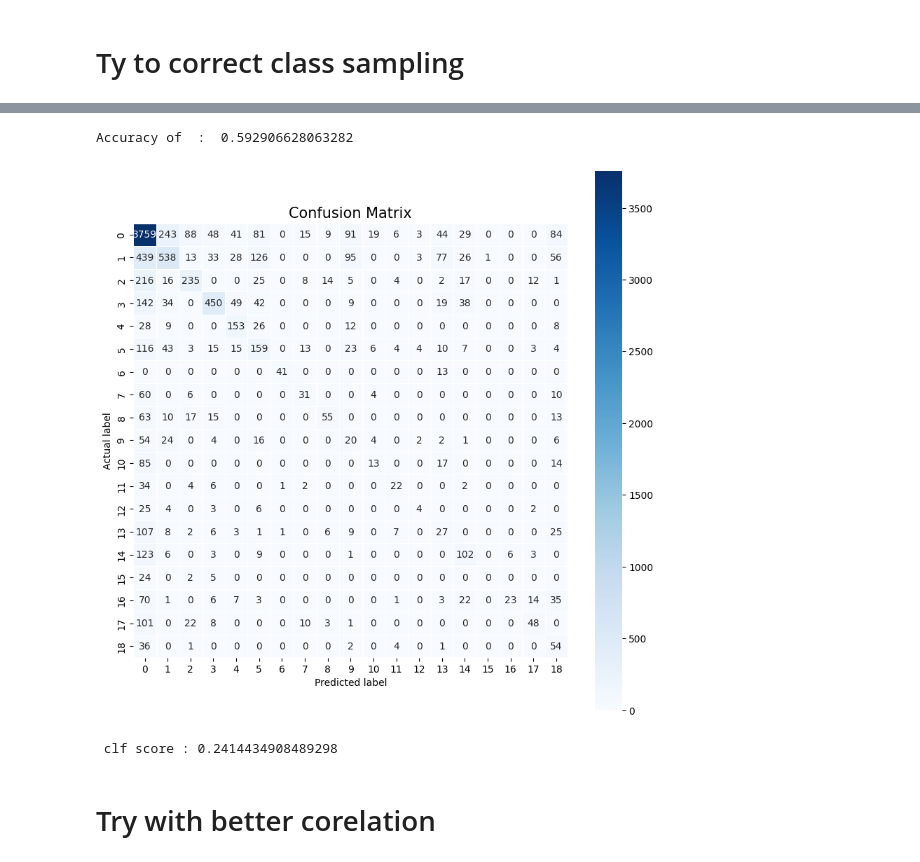
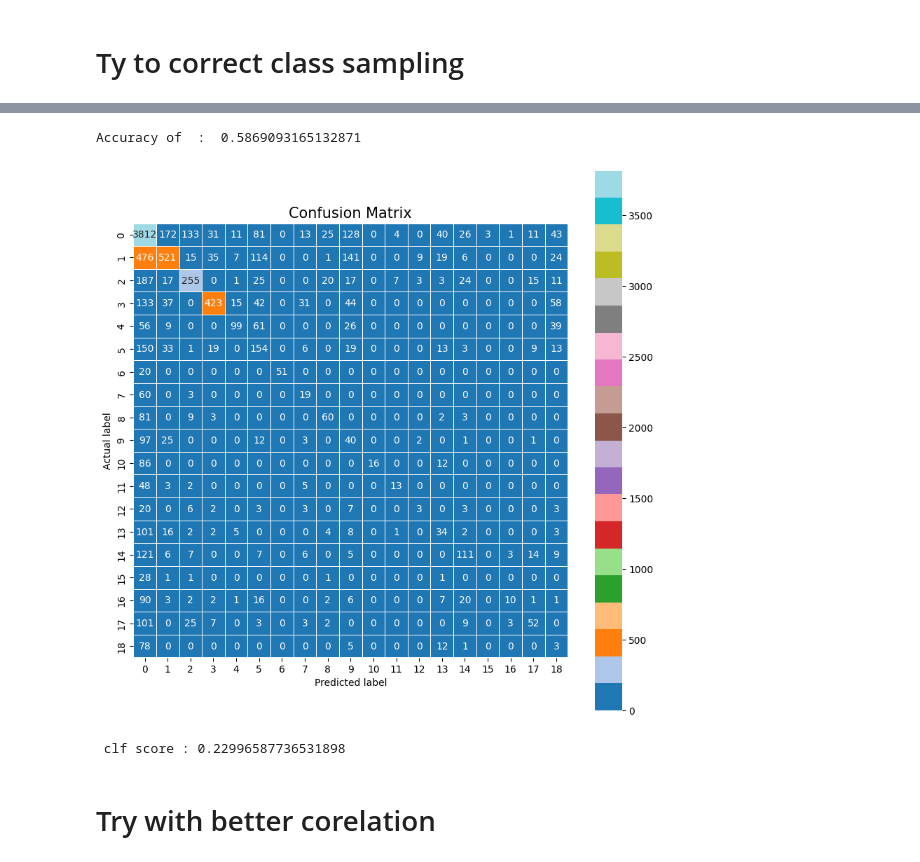
Before and after one commit to Mr-Stark01/ITSDPROJ, a Jupyter notebook: nb - Copy.ipynb, the cells around one changed output, grey strips where cells are left out. Cells and saved outputs as stored; diff of their text form; code cells hidden in the pictures.

```diff
--- a/nb - Copy.ipynb
+++ b/nb - Copy.ipynb
@@ -1164,7 +1187,7 @@ from sklearn import metrics
 
 #hidden_layer_sizes=(150,100,50,25,10,5), max_iter=300,activation = 'relu',solver='adam',random_state=1
 
-model= MLPClassifier(max_iter=4000,early_stopping=True)
+model= MLPClassifier(max_iter=4000,early_stopping=True,hidden_layer_sizes=(150,100,50,25,25,))
 model.fit(X_train, y_train)
 
 expected_y  = y_test
@@ -1199,26 +1204,26 @@ Accuracy of MLPClassifier :  0.592906628063282
 # %%
 import seaborn as sns
 predicted_y = model.predict(X_test)
 cm = metrics.confusion_matrix(expected_y.values.argmax(axis=1), predicted_y.argmax(axis=1))
 #Printing the accuracy
 print("Accuracy of  : ", accuracy(cm))
 
 # Create a heatmap
 plt.figure(figsize=(10,10))
-sns.heatmap(cm, annot=True, fmt=".0f", linewidths=.5, square = True, cmap = 'Blues')
+sns.heatmap(cm, annot=True, fmt=".0f", linewidths=.5, square = True, cmap = 'tab20')
 plt.ylabel('Actual label')
 plt.xlabel('Predicted label')
 plt.title('Confusion Matrix', size = 15)
 plt.show()
 
 #print(metrics.classification_report(expected_y, predicted_y))
 #print(cm)
 score = model.score(X_test, y_test)
 print(" clf score : "+str(score))
 # %% [output]
-Accuracy of  :  0.592906628063282
+Accuracy of  :  0.5869093165132871
-[figure, old version]
+[figure, new version]
- clf score : 0.2414434908489298
+ clf score : 0.22996587736531898
 # %% [markdown]
 # Try with better corelation
 # %%
```
Also changed, not shown: parts of 3 cells of this notebook.
